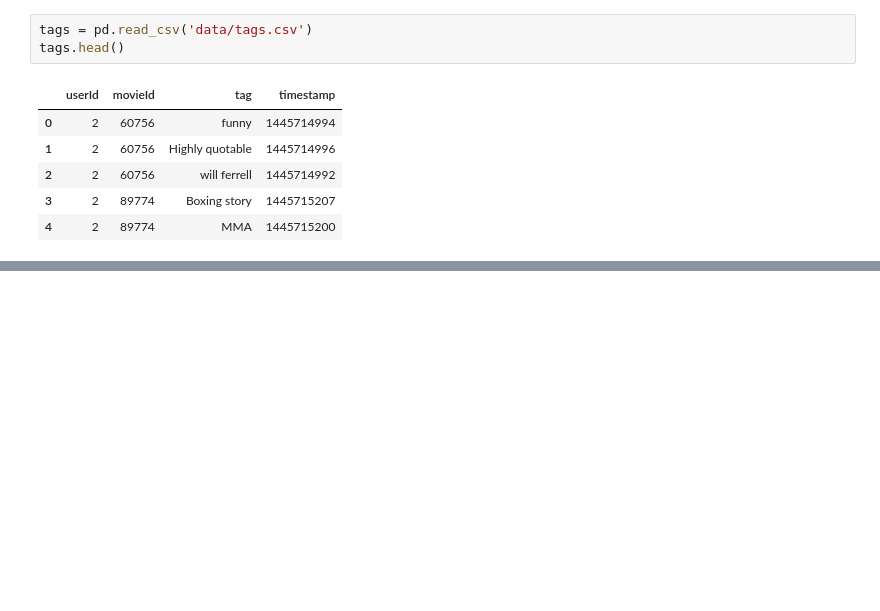
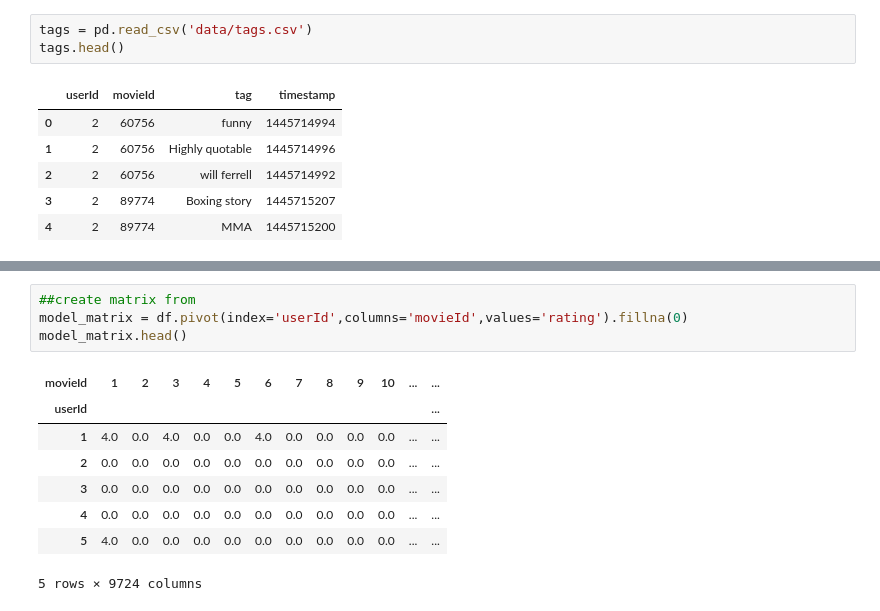
Before and after one commit to ceflynn/Movie-Recommendation-System, a Jupyter notebook: student.ipynb, the cells around one changed output, grey strips where cells are left out. Saved outputs shown, nothing was run; the diff lists cells and outputs as text; blank space fills up the shorter version.

```diff
--- a/student.ipynb
+++ b/student.ipynb
@@ -56,0 +347,13 @@ tags.head()
+# %%
+##create matrix from
+model_matrix = df.pivot(index='userId',columns='movieId',values='rating').fillna(0)
+model_matrix.head()
+# %% [output]
+| movieId | 1 | 2 | 3 | 4 | 5 | 6 | 7 | 8 | 9 | 10 | ... | ... |
+| userId |  |  |  |  |  |  |  |  |  |  |  | ... |
+| 1 | 4.0 | 0.0 | 4.0 | 0.0 | 0.0 | 4.0 | 0.0 | 0.0 | 0.0 | 0.0 | ... | ... |
+| 2 | 0.0 | 0.0 | 0.0 | 0.0 | 0.0 | 0.0 | 0.0 | 0.0 | 0.0 | 0.0 | ... | ... |
+| 3 | 0.0 | 0.0 | 0.0 | 0.0 | 0.0 | 0.0 | 0.0 | 0.0 | 0.0 | 0.0 | ... | ... |
+| 4 | 0.0 | 0.0 | 0.0 | 0.0 | 0.0 | 0.0 | 0.0 | 0.0 | 0.0 | 0.0 | ... | ... |
+| 5 | 4.0 | 0.0 | 0.0 | 0.0 | 0.0 | 0.0 | 0.0 | 0.0 | 0.0 | 0.0 | ... | ... |
+5 rows × 9724 columns
```
Also changed, not shown: parts of 34 cells of this notebook.
